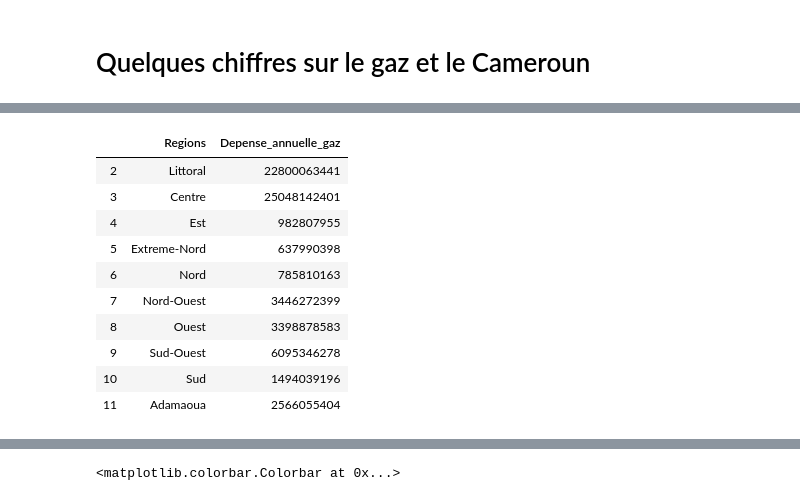
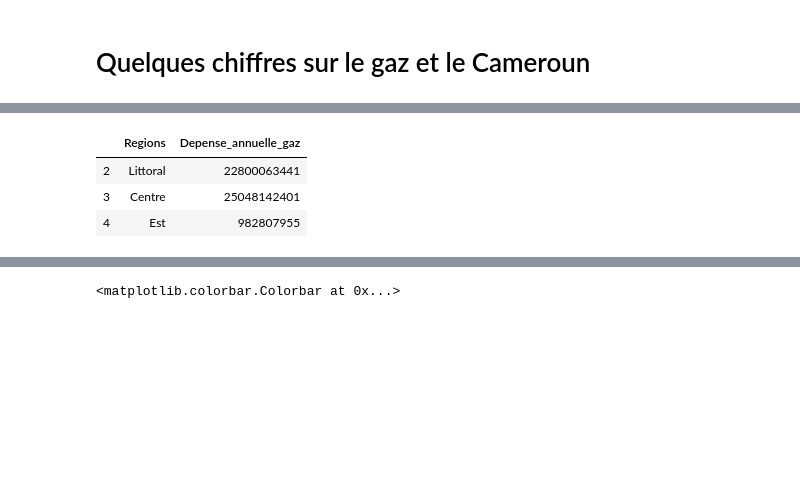
Before and after one commit to SAAHMATHWORKS/Consommatio_gaz_au-Cameroun, a Jupyter notebook: CamGaz.ipynb, the cells around one changed output, grey strips where cells are left out. Cells and saved outputs as stored; diff of their text form; code cells hidden in the pictures; blank space fills up the shorter version.

```diff
--- a/CamGaz.ipynb
+++ b/CamGaz.ipynb
@@ -93,23 +122,16 @@ cmr.head(2)
 # %%
 dep = pd.read_csv('depense_gaz.csv', header = None)
 dep.columns = ['Regions', 'Depense_annuelle_gaz']
-dep.drop(12, axis = 0, inplace = True)
+#dep.drop(12, axis = 0, inplace = True)
 dep.iloc[2,1] += dep.iloc[0,1]
 dep.iloc[3,1] += dep.iloc[1,1]
 dep.drop([0,1], axis = 0, inplace = True)
 dep.head(3)
 # %% [output]
 |  | Regions | Depense_annuelle_gaz |
 | 2 | Littoral | 22800063441 |
 | 3 | Centre | 25048142401 |
 | 4 | Est | 982807955 |
-| 5 | Extreme-Nord | 637990398 |
-| 6 | Nord | 785810163 |
-| 7 | Nord-Ouest | 3446272399 |
-| 8 | Ouest | 3398878583 |
-| 9 | Sud-Ouest | 6095346278 |
-| 10 | Sud | 1494039196 |
-| 11 | Adamaoua | 2566055404 |
 # %%
 # join the geodataframe with the csv dataframe
 merged = cmr.merge(dep, how= 'right', left_on="ID", right_on="Regions")
```
Also changed, not shown: parts of 17 cells of this notebook.
